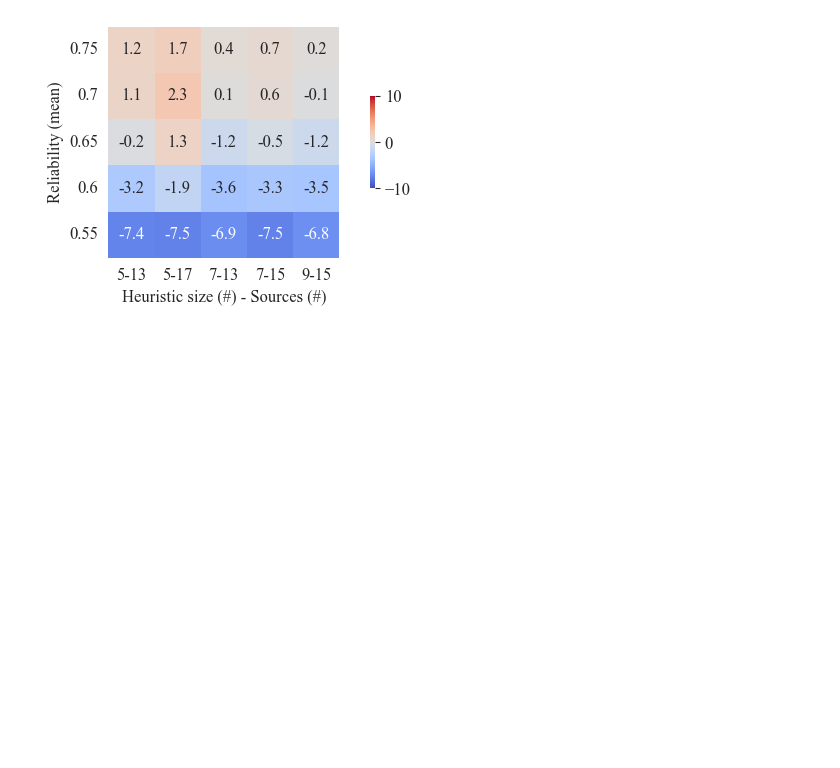
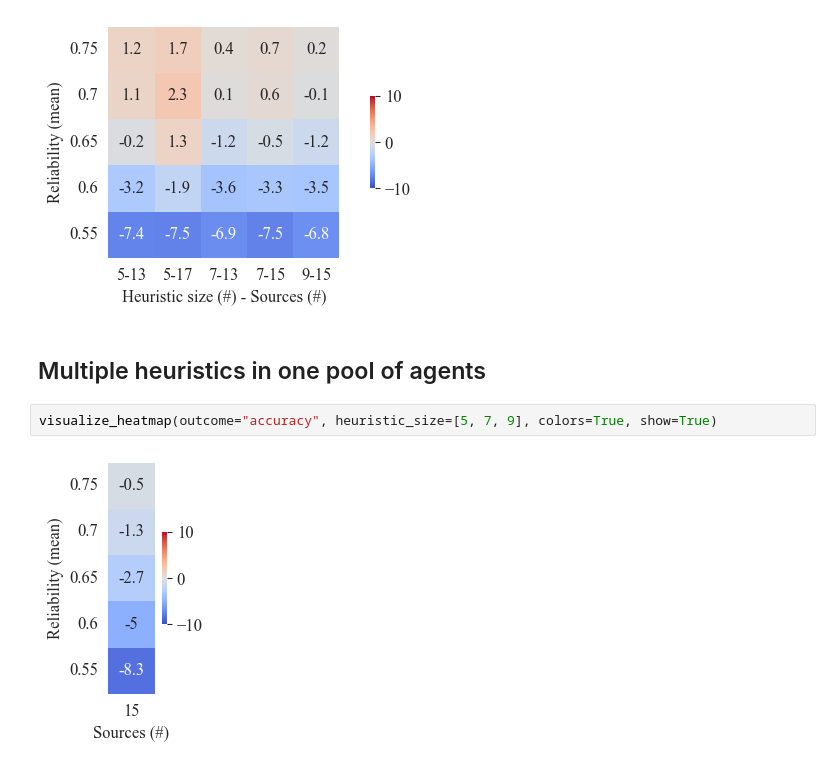
Before and after one commit to HeinDuijf/DiversityAbility, a Jupyter notebook: DataAnalysis.ipynb, the cells around one changed output. Saved outputs shown, nothing was run; the diff lists cells and outputs as text; blank space fills up the shorter version.

Commit message:
added exploration for list of heuristic sizes

```diff
--- a/DataAnalysis.ipynb
+++ b/DataAnalysis.ipynb
@@ -638,3 +638,9 @@ visualize_heatmap_multiple_heuristics(outcome="pool_accuracy", colors=True, show
 visualize_heatmap_multiple_heuristics(outcome="bounded_pool_accuracy", colors=True, show=True)
 # %% [output]
 [figure]
+# %% [markdown]
+## Multiple heuristics in one pool of agents
+# %%
+visualize_heatmap(outcome="accuracy", heuristic_size=[5, 7, 9], colors=True, show=True)
+# %% [output]
+[figure, added]
```
Also changed, not shown: parts of 2 cells of this notebook.
